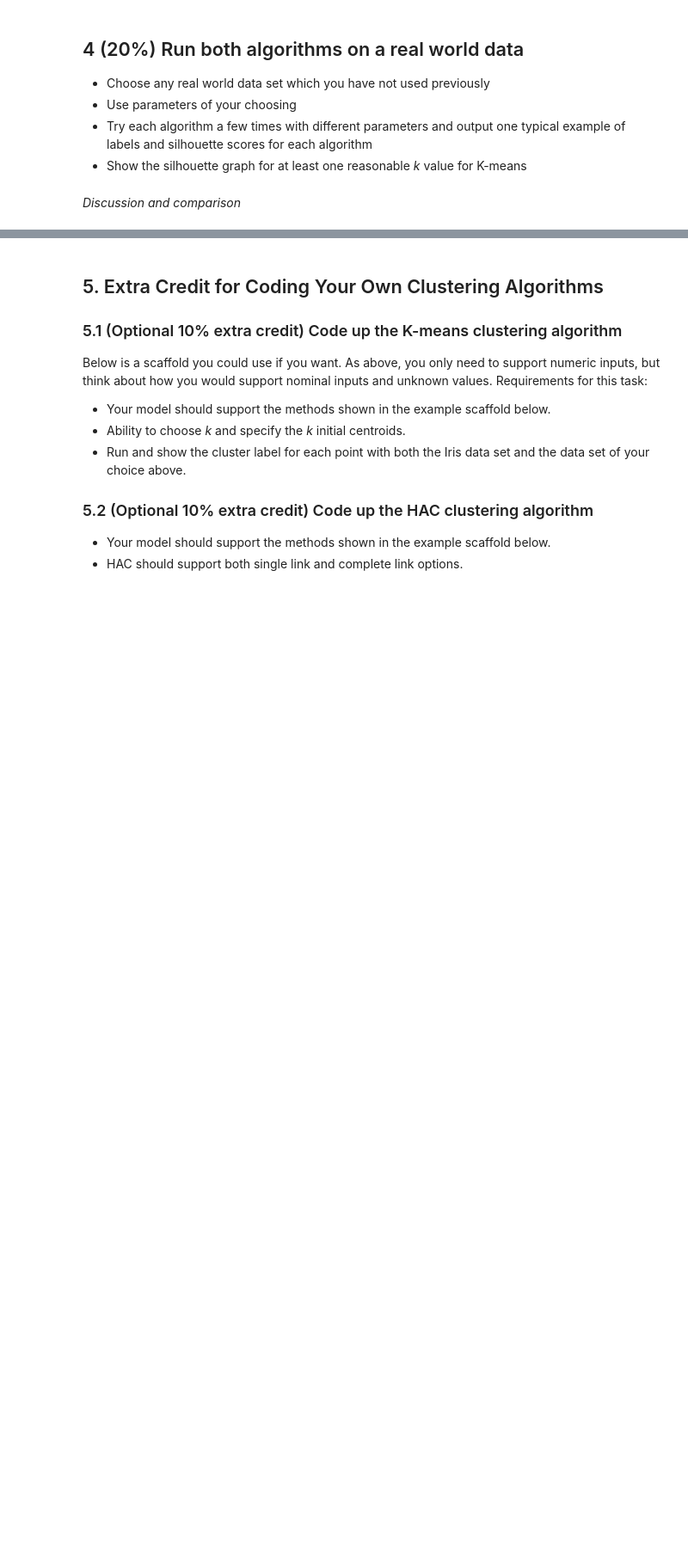
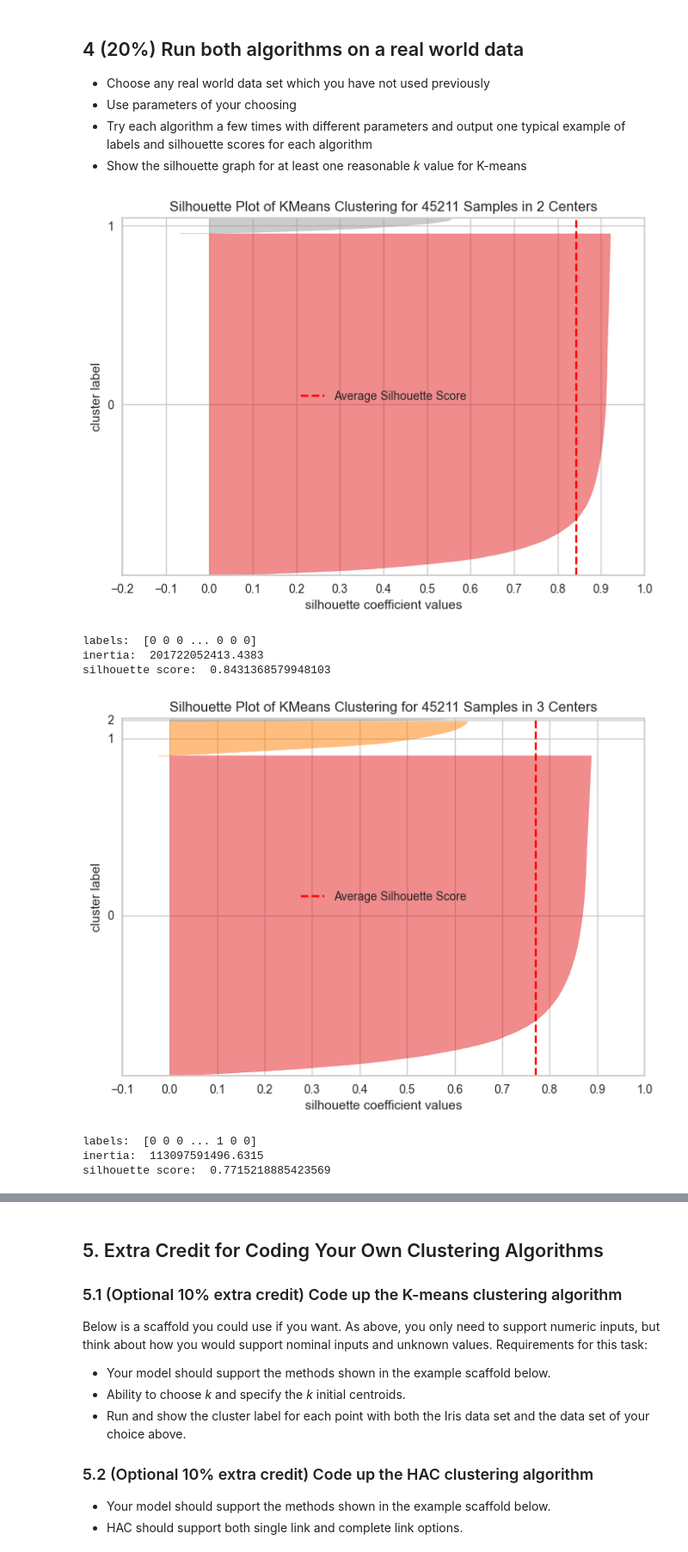
Before and after one commit to tchild1/CS-270-Intro-to-Machine-Learning, a Jupyter notebook: clustering/Clustering_Lab.ipynb, the cells around one changed output, grey strips where cells are left out. Shown at 86% size. Cells and saved outputs as stored; diff of their text form; code cells hidden in the pictures; blank space fills up the shorter version.

```diff
--- a/clustering/Clustering_Lab.ipynb
+++ b/clustering/Clustering_Lab.ipynb
@@ -374,2 +427,40 @@ With three centers, the inertia value is 78.94084142614602 and the silhouette sc
-# %% [markdown]
-*Discussion and comparison*
+# %%
+# Run both algoriths on a data set of your choice
+from ucimlrepo import fetch_ucirepo
+from yellowbrick.cluster import SilhouetteVisualizer
+from sklearn.cluster import KMeans
+from sklearn.metrics import silhouette_score
+import pandas as pd
+from scipy.io import arff
+
+
+
+# fetch dataset
+bank_marketing = fetch_ucirepo(id=222)
+
+# data (as pandas dataframes)
+X = bank_marketing.data.features
+y = bank_marketing.data.targets
+
+X = pd.get_dummies(X)
+
+for k in range(2, 5):
+
+    clf = KMeans(n_clusters=k, n_init=10, init='k-means++')
+    visualizer = SilhouetteVisualizer(clf)
+
+    visualizer.fit(X)
+    visualizer.show()
+
+    print('labels: ', clf.labels_)
+    print('inertia: ', clf.inertia_)
+    print('silhouette score: ', silhouette_score(X, clf.labels_))
+# %% [output]
+[figure, added]
+labels:  [0 0 0 ... 0 0 0]
+inertia:  201722052413.4383
+silhouette score:  0.8431368579948103
+[figure, added]
+labels:  [0 0 0 ... 1 0 0]
+inertia:  113097591496.6315
+silhouette score:  0.7715218885423569
```
Also changed, not shown: parts of 8 cells of this notebook.
